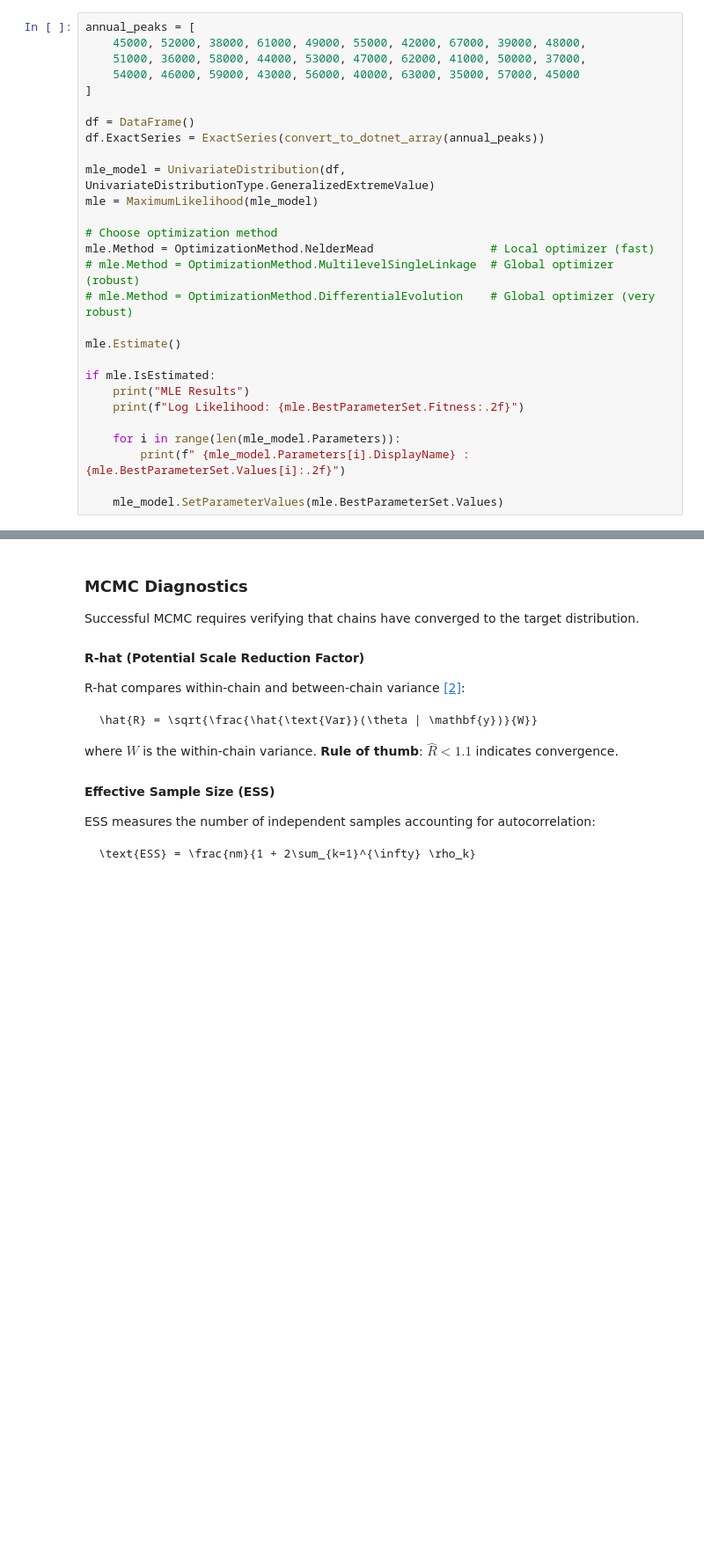
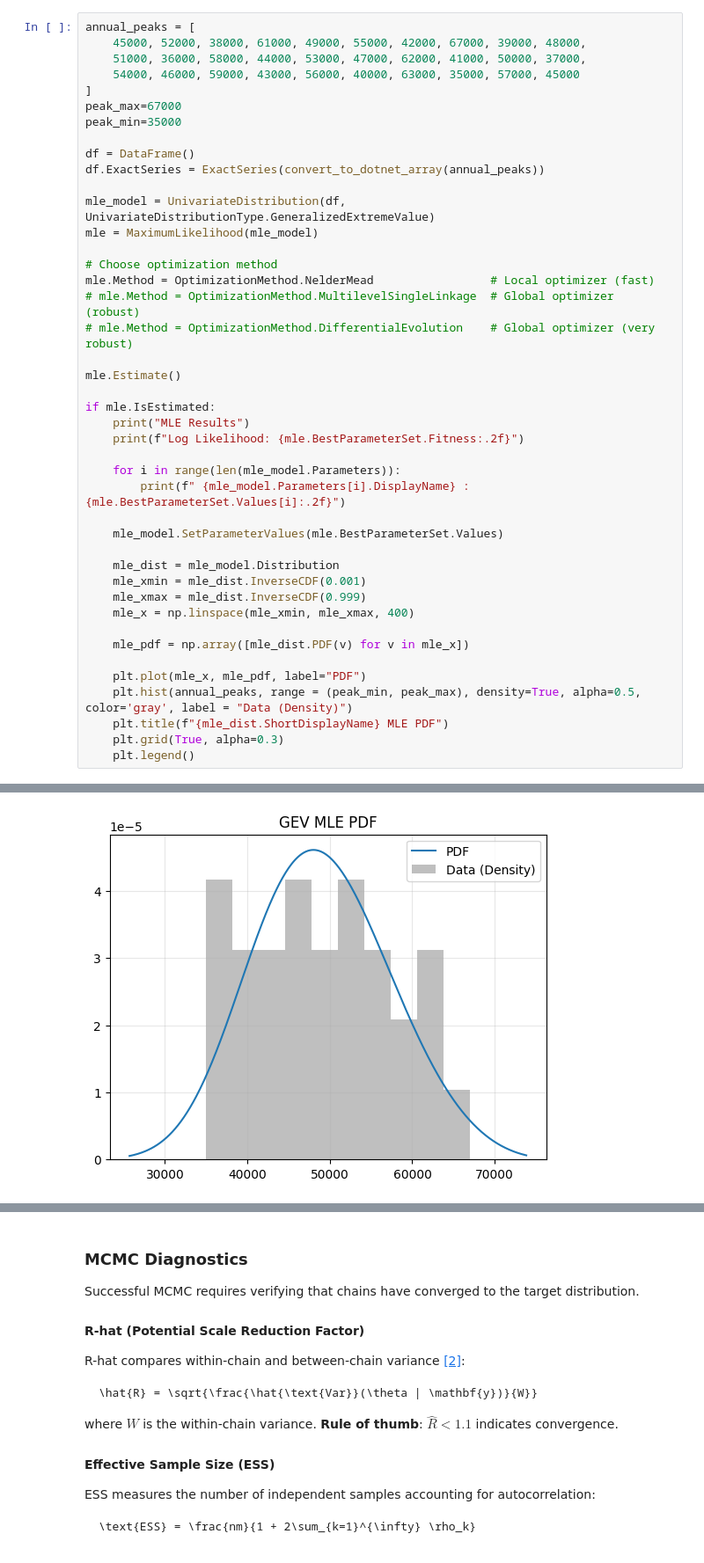
Before and after one commit to USACE-RMC/BestFit-Python-Examples, a Jupyter notebook: notebooks/02_model_estimation.ipynb, the cells around one changed output, grey strips where cells are left out. Shown at 88% size. Cells and saved outputs as stored; diff of their text form; blank space fills up the shorter version.

Commit message:
Adding visualizations to notebooks

```diff
--- a/notebooks/02_model_estimation.ipynb
+++ b/notebooks/02_model_estimation.ipynb
@@ -91,34 +89,50 @@ annual_peaks = [
     51000, 36000, 58000, 44000, 53000, 47000, 62000, 41000, 50000, 37000,
     54000, 46000, 59000, 43000, 56000, 40000, 63000, 35000, 57000, 45000
 ]
+peak_max=67000
+peak_min=35000
 
 df = DataFrame()
 df.ExactSeries = ExactSeries(convert_to_dotnet_array(annual_peaks))
 
 mle_model = UnivariateDistribution(df, UnivariateDistributionType.GeneralizedExtremeValue)
 mle = MaximumLikelihood(mle_model)
 
 # Choose optimization method
 mle.Method = OptimizationMethod.NelderMead                 # Local optimizer (fast)
 # mle.Method = OptimizationMethod.MultilevelSingleLinkage  # Global optimizer (robust)
 # mle.Method = OptimizationMethod.DifferentialEvolution    # Global optimizer (very robust)
 
 mle.Estimate()
 
 if mle.IsEstimated:
     print("MLE Results")
     print(f"Log Likelihood: {mle.BestParameterSet.Fitness:.2f}")
 
     for i in range(len(mle_model.Parameters)):
         print(f" {mle_model.Parameters[i].DisplayName} : {mle.BestParameterSet.Values[i]:.2f}")
 
     mle_model.SetParameterValues(mle.BestParameterSet.Values)
+
+    mle_dist = mle_model.Distribution
+    mle_xmin = mle_dist.InverseCDF(0.001)
+    mle_xmax = mle_dist.InverseCDF(0.999)
+    mle_x = np.linspace(mle_xmin, mle_xmax, 400)
+
+    mle_pdf = np.array([mle_dist.PDF(v) for v in mle_x])
+
+    plt.plot(mle_x, mle_pdf, label="PDF")
+    plt.hist(annual_peaks, range = (peak_min, peak_max), density=True, alpha=0.5, color='gray', label = "Data (Density)")
+    plt.title(f"{mle_dist.ShortDisplayName} MLE PDF")
+    plt.grid(True, alpha=0.3)
+    plt.legend()
 # %% [output]
 MLE Results
 Log Likelihood: 314.07
  Location (ξ) : 45860.27
  Scale (α) : 8223.39
  Shape (κ) : 0.24
+[figure, added]
 # %% [markdown]
 ### Optimization Methods
 BestFit provides several optimization algorithms through the Numerics library:
```
Also changed, not shown: parts of 16 cells of this notebook, 16 other files.
